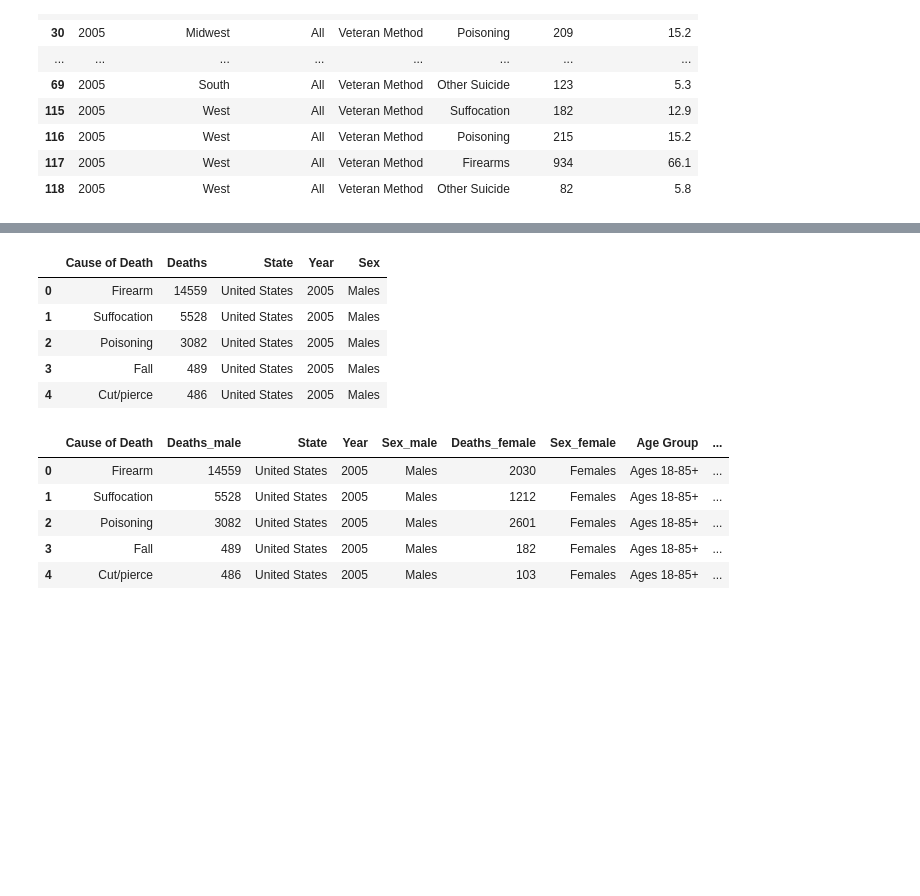
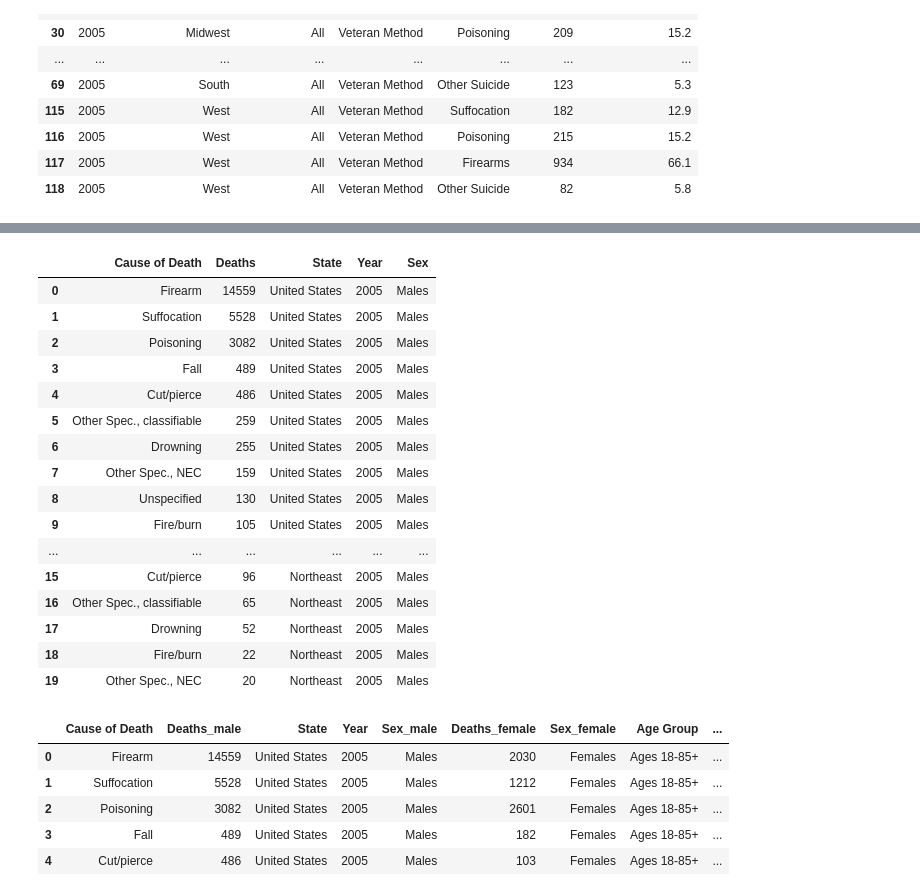
Before and after one commit to jetchechury/Project_1_SuicideAnalysis, a Jupyter notebook: JN_Project1.ipynb, the cells around one changed output, grey strips where cells are left out. Drawn from its saved outputs; the diff is of its cells as text; code cells hidden in the pictures; blank space fills up the shorter version.

```diff
--- a/JN_Project1.ipynb
+++ b/JN_Project1.ipynb
@@ -111,18 +123,30 @@ female_suicide_method_df.head()
 # %%
 # read male_suicide_method file and clean the data
 male_suicide_method = "../Project_1_Team_2/male_suicide_methods.csv"
 male_suicide_method_df = pd.read_csv(male_suicide_method)
 male_suicide_method_df.head()
 male_suicide_method_df = male_suicide_method_df.drop(columns=['Last Year', 'Percent','Race/Ethnicty','Age Group'])
 male_suicide_method_df = male_suicide_method_df.rename(columns ={'First Year': 'Year'})
-male_suicide_method_df.head()
+
+male_suicide_method_df.head(20)
 # %% [output]
 |  | Cause of Death | Deaths | State | Year | Sex |
 | 0 | Firearm | 14559 | United States | 2005 | Males |
 | 1 | Suffocation | 5528 | United States | 2005 | Males |
 | 2 | Poisoning | 3082 | United States | 2005 | Males |
 | 3 | Fall | 489 | United States | 2005 | Males |
 | 4 | Cut/pierce | 486 | United States | 2005 | Males |
+| 5 | Other Spec., classifiable | 259 | United States | 2005 | Males |
+| 6 | Drowning | 255 | United States | 2005 | Males |
+| 7 | Other Spec., NEC | 159 | United States | 2005 | Males |
+| 8 | Unspecified | 130 | United States | 2005 | Males |
+| 9 | Fire/burn | 105 | United States | 2005 | Males |
+| ... | ... | ... | ... | ... | ... |
+| 15 | Cut/pierce | 96 | Northeast | 2005 | Males |
+| 16 | Other Spec., classifiable | 65 | Northeast | 2005 | Males |
+| 17 | Drowning | 52 | Northeast | 2005 | Males |
+| 18 | Fire/burn | 22 | Northeast | 2005 | Males |
+| 19 | Other Spec., NEC | 20 | Northeast | 2005 | Males |
 # %%
 #Merge , clean and rename dataframe
 general_population_suicide_method = pd.merge(male_suicide_method_df,female_suicide_method_df,
```
Also changed, not shown: parts of 6 cells of this notebook.
